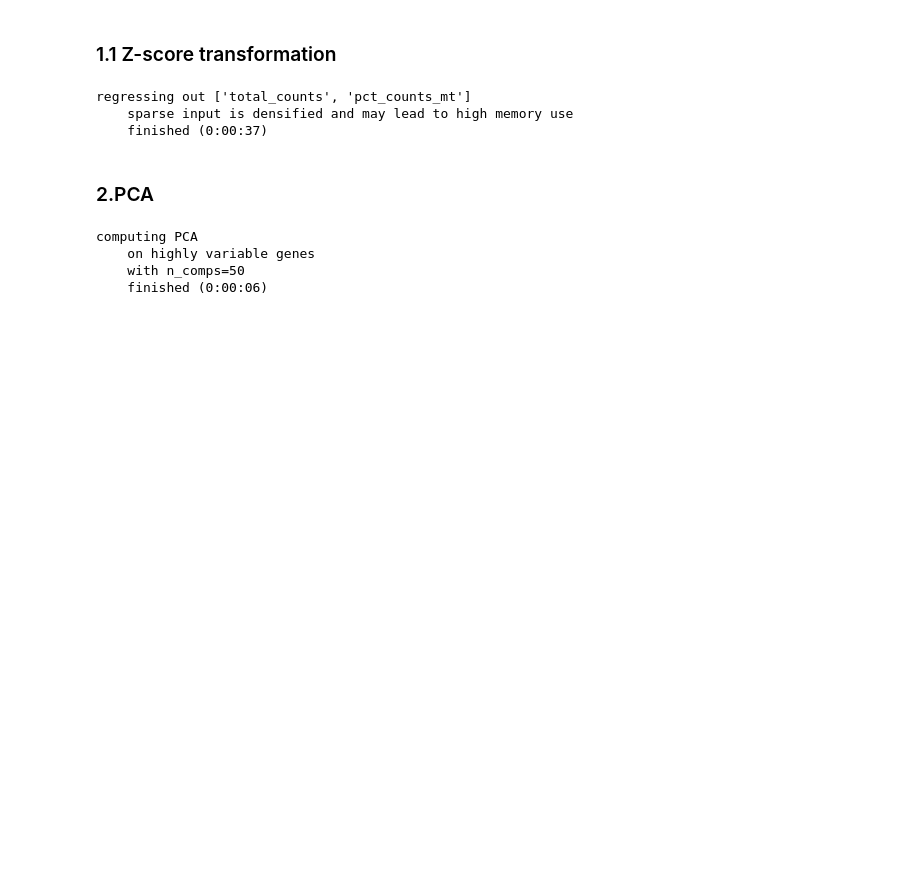
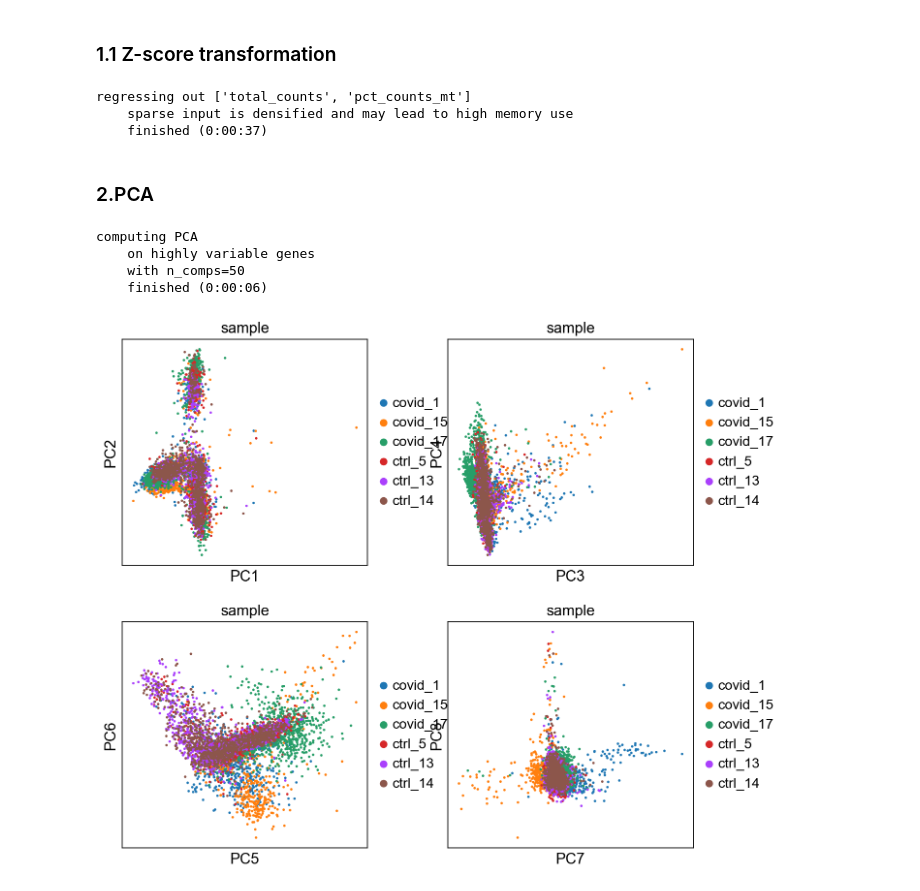
Before and after one commit to mujtababarsi/Covid-19-single-cell-analysis-Scanpy, a Jupyter notebook: Dimensionality reduction.ipynb, the cells around one changed output. Drawn from its saved outputs; the diff is of its cells as text; code cells hidden in the pictures; blank space fills up the shorter version.

```diff
--- a/Dimensionality reduction.ipynb
+++ b/Dimensionality reduction.ipynb
@@ -84,4 +84,6 @@ computing PCA
     with n_comps=50
     finished (0:00:06)
 # %%
-sc.pl.pca(adata, color='sample', components = ['1,2', '3,4', '5,6', '7,8'], )
+sc.pl.pca(adata, color='sample', components = ['1,2', '3,4', '5,6', '7,8'], ncols=2)
+# %% [output]
+[figure, added]
```
Also changed, not shown: parts of 6 cells of this notebook.
